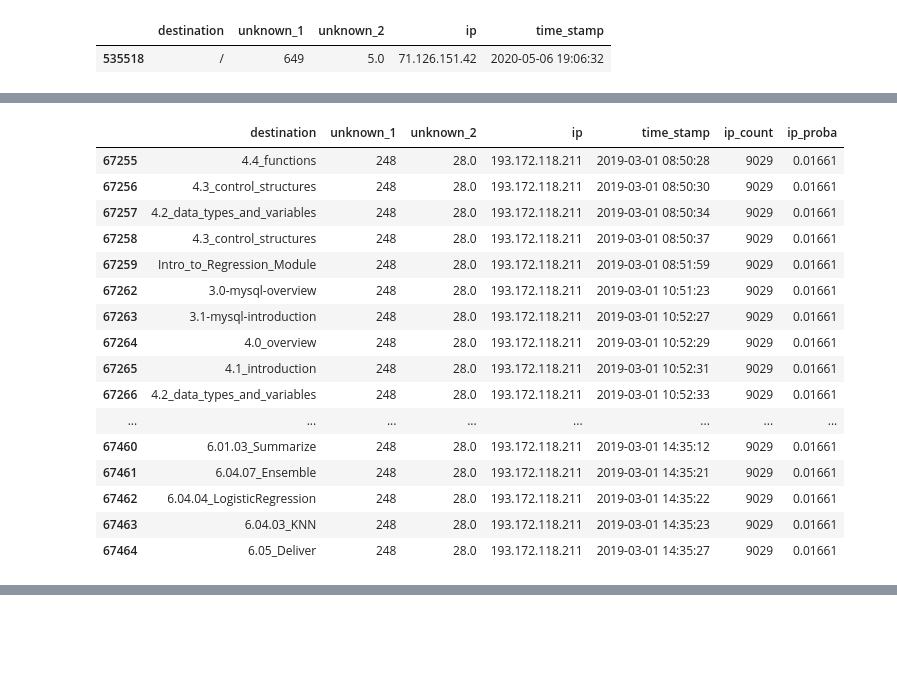
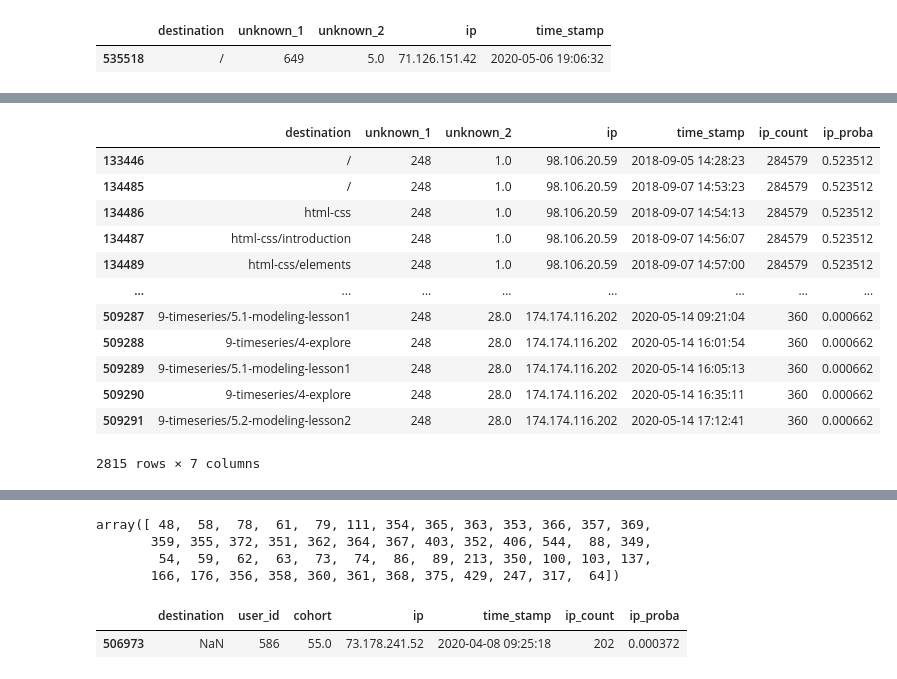
Before and after one commit to guedanie/anomaly_detection, a Jupyter notebook: discrete_anomaly_detection.ipynb, the cells around one changed output, grey strips where cells are left out. Drawn from its saved outputs; the diff is of its cells as text; code cells hidden in the pictures; blank space fills up the shorter version.

```diff
--- a/discrete_anomaly_detection.ipynb
+++ b/discrete_anomaly_detection.ipynb
@@ -211,25 +211,21 @@ df = df.merge(ip_df)
 # %%
 # our cohort is 575 to 591
 # %%
-df[df.unknown_1 == 248].head(50).sort_values(by="time_stamp")
+df[df.unknown_1 == 248].sort_values(by="time_stamp")
 # %% [output]
 |  | destination | unknown_1 | unknown_2 | ip | time_stamp | ip_count | ip_proba |
-| 67255 | 4.4_functions | 248 | 28.0 | 193.172.118.211 | 2019-03-01 08:50:28 | 9029 | 0.01661 |
-| 67256 | 4.3_control_structures | 248 | 28.0 | 193.172.118.211 | 2019-03-01 08:50:30 | 9029 | 0.01661 |
-| 67257 | 4.2_data_types_and_variables | 248 | 28.0 | 193.172.118.211 | 2019-03-01 08:50:34 | 9029 | 0.01661 |
-| 67258 | 4.3_control_structures | 248 | 28.0 | 193.172.118.211 | 2019-03-01 08:50:37 | 9029 | 0.01661 |
-| 67259 | Intro_to_Regression_Module | 248 | 28.0 | 193.172.118.211 | 2019-03-01 08:51:59 | 9029 | 0.01661 |
-| 67262 | 3.0-mysql-overview | 248 | 28.0 | 193.172.118.211 | 2019-03-01 10:51:23 | 9029 | 0.01661 |
-| 67263 | 3.1-mysql-introduction | 248 | 28.0 | 193.172.118.211 | 2019-03-01 10:52:27 | 9029 | 0.01661 |
-| 67264 | 4.0_overview | 248 | 28.0 | 193.172.118.211 | 2019-03-01 10:52:29 | 9029 | 0.01661 |
-| 67265 | 4.1_introduction | 248 | 28.0 | 193.172.118.211 | 2019-03-01 10:52:31 | 9029 | 0.01661 |
-| 67266 | 4.2_data_types_and_variables | 248 | 28.0 | 193.172.118.211 | 2019-03-01 10:52:33 | 9029 | 0.01661 |
+| 133446 | / | 248 | 1.0 | 98.106.20.59 | 2018-09-05 14:28:23 | 284579 | 0.523512 |
+| 134485 | / | 248 | 1.0 | 98.106.20.59 | 2018-09-07 14:53:23 | 284579 | 0.523512 |
+| 134486 | html-css | 248 | 1.0 | 98.106.20.59 | 2018-09-07 14:54:13 | 284579 | 0.523512 |
+| 134487 | html-css/introduction | 248 | 1.0 | 98.106.20.59 | 2018-09-07 14:56:07 | 284579 | 0.523512 |
+| 134489 | html-css/elements | 248 | 1.0 | 98.106.20.59 | 2018-09-07 14:57:00 | 284579 | 0.523512 |
 | ... | ... | ... | ... | ... | ... | ... | ... |
-| 67460 | 6.01.03_Summarize | 248 | 28.0 | 193.172.118.211 | 2019-03-01 14:35:12 | 9029 | 0.01661 |
-| 67461 | 6.04.07_Ensemble | 248 | 28.0 | 193.172.118.211 | 2019-03-01 14:35:21 | 9029 | 0.01661 |
-| 67462 | 6.04.04_LogisticRegression | 248 | 28.0 | 193.172.118.211 | 2019-03-01 14:35:22 | 9029 | 0.01661 |
-| 67463 | 6.04.03_KNN | 248 | 28.0 | 193.172.118.211 | 2019-03-01 14:35:23 | 9029 | 0.01661 |
-| 67464 | 6.05_Deliver | 248 | 28.0 | 193.172.118.211 | 2019-03-01 14:35:27 | 9029 | 0.01661 |
+| 509287 | 9-timeseries/5.1-modeling-lesson1 | 248 | 28.0 | 174.174.116.202 | 2020-05-14 09:21:04 | 360 | 0.000662 |
+| 509288 | 9-timeseries/4-explore | 248 | 28.0 | 174.174.116.202 | 2020-05-14 16:01:54 | 360 | 0.000662 |
+| 509289 | 9-timeseries/5.1-modeling-lesson1 | 248 | 28.0 | 174.174.116.202 | 2020-05-14 16:05:13 | 360 | 0.000662 |
+| 509290 | 9-timeseries/4-explore | 248 | 28.0 | 174.174.116.202 | 2020-05-14 16:35:11 | 360 | 0.000662 |
+| 509291 | 9-timeseries/5.2-modeling-lesson2 | 248 | 28.0 | 174.174.116.202 | 2020-05-14 17:12:41 | 360 | 0.000662 |
+2815 rows × 7 columns
 # %%
 df[df.unknown_1 == 575].head(50).sort_values(by="time_stamp")
 # %% [output]
@@ -268,0 +267,16 @@ df.sort_values(by="ip_proba")
+# %%
+# What users have a nan for cohort class?
+
+df[df.cohort.isnull() == True].user_id.unique()
+# %% [output]
+array([ 48,  58,  78,  61,  79, 111, 354, 365, 363, 353, 366, 357, 369,
+       359, 355, 372, 351, 362, 364, 367, 403, 352, 406, 544,  88, 349,
+        54,  59,  62,  63,  73,  74,  86,  89, 213, 350, 100, 103, 137,
+       166, 176, 356, 358, 360, 361, 368, 375, 429, 247, 317,  64])
+# %%
+# Why is there a nan in the destination?
+
+df[df.destination.isnull() == True]
+# %% [output]
+|  | destination | user_id | cohort | ip | time_stamp | ip_count | ip_proba |
+| 506973 | NaN | 586 | 55.0 | 73.178.241.52 | 2020-04-08 09:25:18 | 202 | 0.000372 |
```
Also changed, not shown: parts of 24 cells of this notebook.
